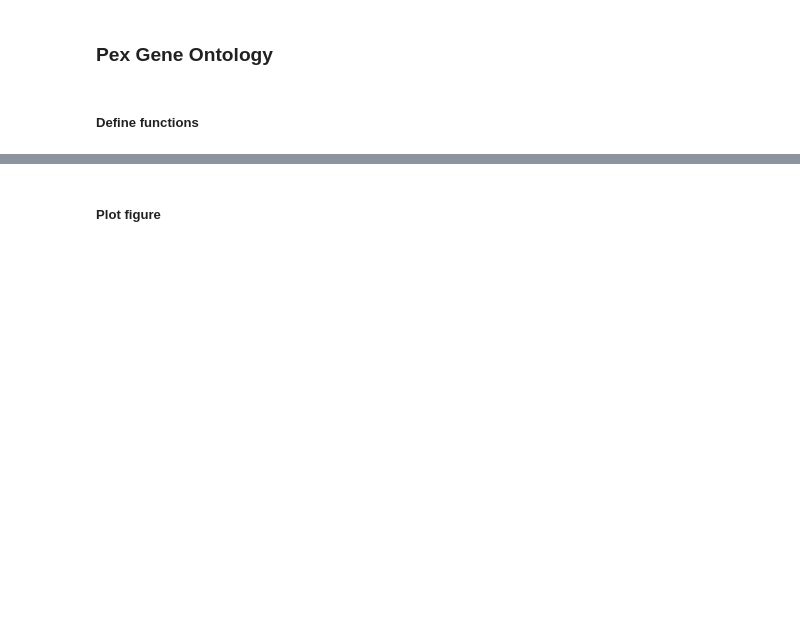
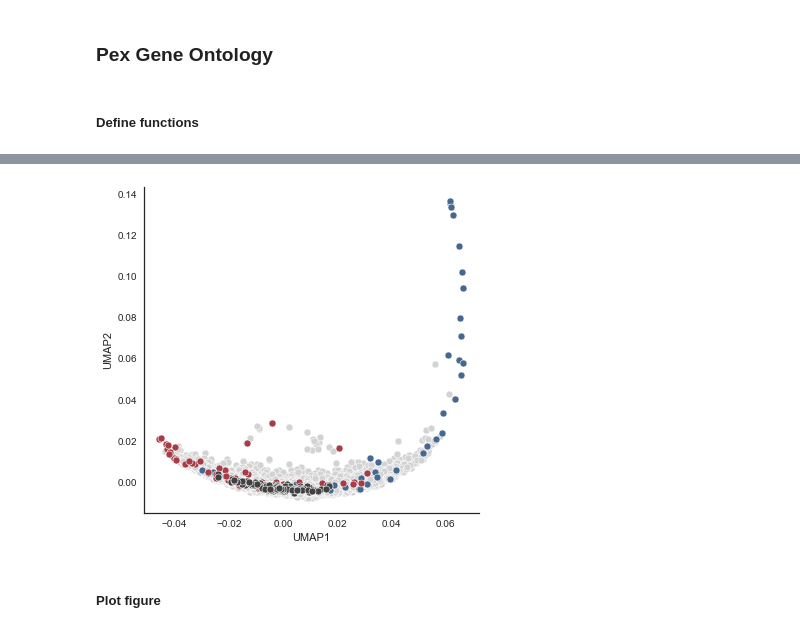
Before and after one commit to beccajcarlson/IRF3OpticalPooledScreen, a Jupyter notebook: Code/Figure3.ipynb, the cells around one changed output, grey strips where cells are left out. Drawn from its saved outputs; the diff is of its cells as text; code cells hidden in the pictures; blank space fills up the shorter version.

```diff
--- a/Code/Figure3.ipynb
+++ b/Code/Figure3.ipynb
@@ -382,6 +404,21 @@ plt.show()
 # %% [markdown]
 ##### Define functions
 # %%
+def grp_df(sg_df_loc):
+    grped = pd.read_hdf(sg_df_loc)
+    nt = grped[grped.gene == "nontargeting"]
+    bcls = ([nt.cell_barcode_0[i:i + 3] for i in range(0, len(nt.cell_barcode_0), 3)])
+    grped['gene_og'] = grped['gene']
+    for i in range(len(bcls)):
+        grped.loc[grped.cell_barcode_0.isin(bcls[i]),'gene'] = 'nontargeting_' + str(i)
+    grped = grped.groupby(['gene','gene_og']).mean().reset_index()
+
+    df = pd.read_hdf('../Data/TableS1.hdf')
+    grped = pd.merge(grped, df, left_on = 'gene_og', right_index = True, how = 'inner')
+    grped.reset_index(inplace = True)
+    return grped
+
+
 def calc_phate(df, colstart):
     phate_op = phate.PHATE(n_components = 10, n_jobs = -1, random_state = 7, knn = 5, t = 10, gamma = 0)
     dfphate = phate_op.fit_transform(df.loc[:,df.columns.str.startswith(colstart)])
@@ -413,7 +450,6 @@ def plot_phate_enrichr_definedgenes(loc, dfphate, geneslow, geneshigh, name):
     for genes in [geneslow, geneshigh]:
         k = fnames[i]
         i += 1
-        #genes = list(dfu[dfu.cluster == k].gene)
         enr = gp.enrichr(gene_list=list(pd.unique(genes)),
                          gene_sets=['KEGG_2019_Human','GO_Biological_Process_2018',
                                    'Reactome_2016', 'GO_Cellular_Component_2018', 'GO_Molecular_Function_2018'],
@@ -474,22 +512,23 @@ gpex_tfu = plot_phate_enrichr_definedgenes(loc = loc, dfphate = gphate_pex_tf, n
 # %%
-loc = '../Data/m40-m42-ae/ae_df_feats_ch6_grped_sgonly_goodcells.hdf'
+loc = '../../Zenodo_IRF3/DeepLearning/Autoencoder/Features/ae_df_feats_ch6_grped_sgonly.hdf'
 topn = 50
 meanthresh = 0.04
 colstart = 'ae'
 grped = grp_df(loc)
-\dfu = pd.concat([pd.DataFrame(gphate_pex_ae[:,:2]),grped,pd.DataFrame(gop_pex_ae.diff_potential)],axis = 1)
+dfu = pd.concat([pd.DataFrame(gphate_pex_ae[:,:2]),grped,pd.DataFrame(gop_pex_ae.diff_potential)],axis = 1)
 dfu.columns = ['UMAP1','UMAP2'] + list(grped.columns) + list(np.repeat('phate',gop_pex_ae.diff_potential.shape[1]))
 
 nt = dfu.loc[(dfu.gene_og == "nontargeting"),
                   dfu.columns.str.startswith(colstart)].mean()
 
 dfu['distance'] = dfu.loc[:,dfu.columns.str.startswith(colstart)].apply(lambda x: np.linalg.norm(nt - x), axis = 1).sort_values()
 
 aeup=dfu.query('pex_cell_max > @meanthresh')[['gene','distance','pex_cell_max']].sort_values(['distance'], ascending=False)[:topn].gene
 aedown=dfu.query('pex_cell_max < - @meanthresh')[['gene','distance','pex_cell_max']].sort_values(['distance'], ascending=False)[:topn].gene
 
 #
 
-loc = '../Data/m40-m42-ae/ae_df_feats_ch6_grped_sgonly_goodcells.hdf'
 gpex_aeu = plot_phate_enrichr_definedgenes(loc = loc, dfphate = gphate_pex_ae, name = 'pex_autoencoder',
                                                       geneslow = aedown, geneshigh = aeup)
+# %% [output]
+[figure, added]
```
Also changed, not shown: parts of 38 cells of this notebook, 3 other files.
